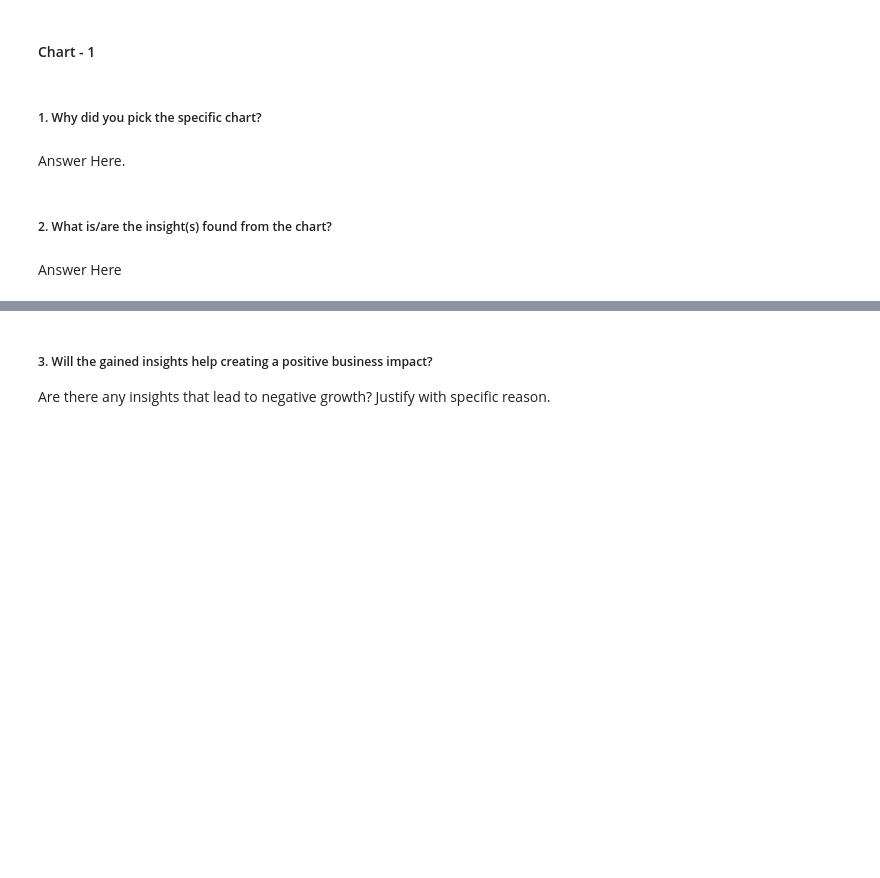
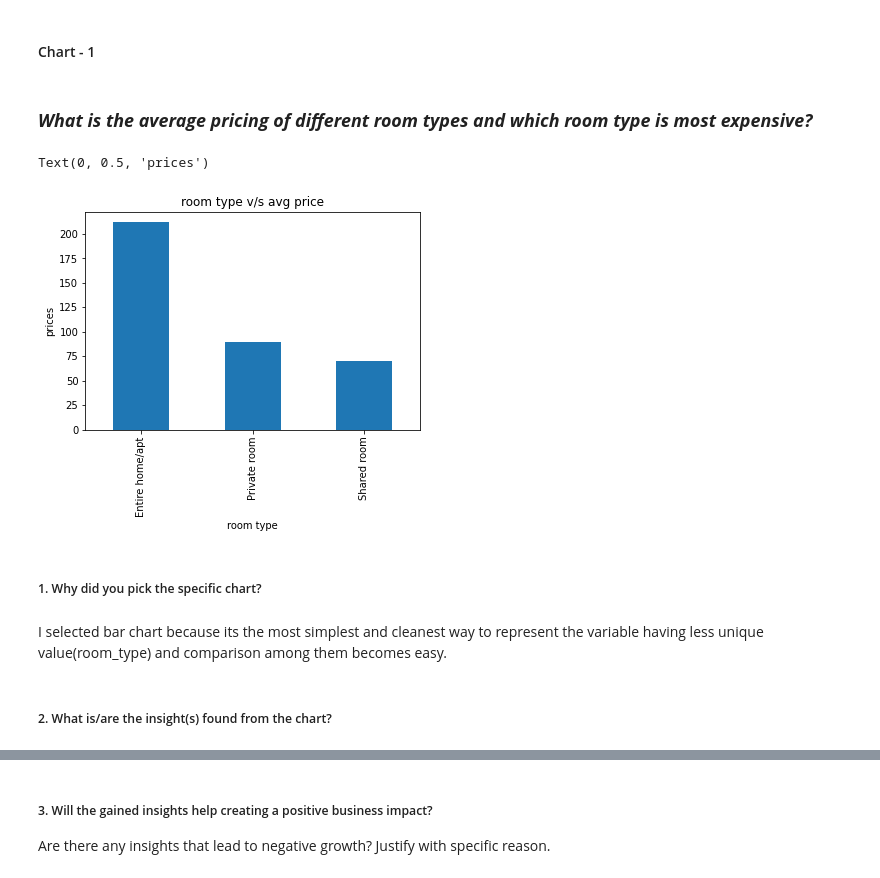
Before and after one commit to apurva-shrivastava/AirBnb-Booking-Analysis, a Jupyter notebook: Apurva_Shrivastava_EDA_Submission_Template.ipynb, the cells around one changed output, grey strips where cells are left out. Cells and saved outputs as stored; diff of their text form; code cells hidden in the pictures; blank space fills up the shorter version.

Commit message:
created 5 insights and charts and worked on analysis for certain areas of dataset.

```diff
--- a/Apurva_Shrivastava_EDA_Submission_Template.ipynb
+++ b/Apurva_Shrivastava_EDA_Submission_Template.ipynb
@@ -314,8 +312,17 @@ Also their are values in columns availability_365 and minimum_nights which are o
+# %% [markdown]
+### ***What is the average pricing of different room types and which room type is most expensive?***
+# %%
+#Chart - 1 visualization code
+air_df_new_price_notzero.groupby('room_type')['price'].mean().plot(kind='bar')
+plt.title("room type v/s avg price")
+plt.xlabel("room type")
+plt.ylabel("prices")
+# %% [output]
+Text(0, 0.5, 'prices')
+[figure, added]
 # %% [markdown]
 ##### 1. Why did you pick the specific chart?
-# %% [markdown]
-Answer Here.
+# %% [markdown]
+I selected bar chart because its the most simplest and cleanest way to represent the variable having less unique value(room_type) and comparison among them becomes easy.
 # %% [markdown]
 ##### 2. What is/are the insight(s) found from the chart?
-# %% [markdown]
-Answer Here
```
Also changed, not shown: parts of 42 cells of this notebook.
